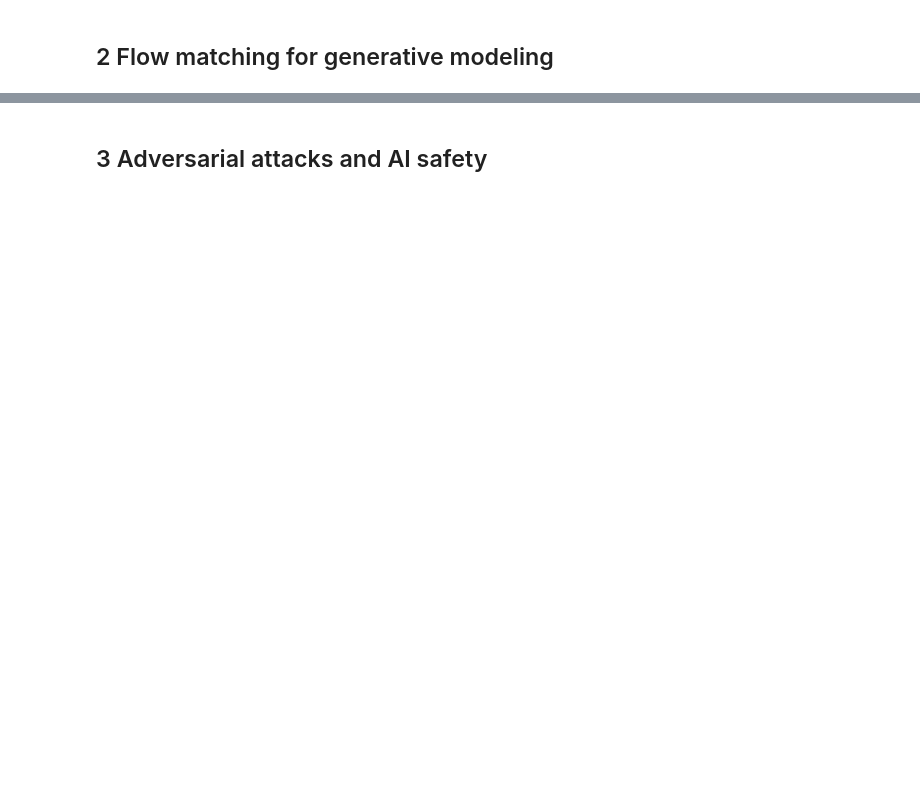
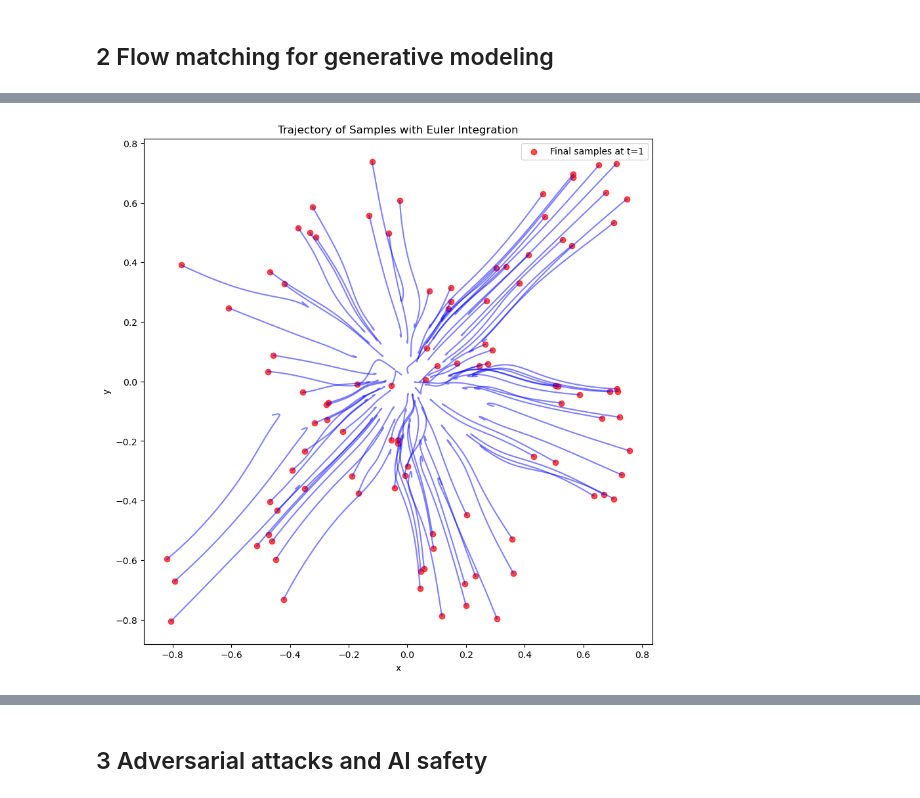
Before and after one commit to Alex2667/mlph_w24, a Jupyter notebook: sheet10/sheet10.ipynb, the cells around one changed output, grey strips where cells are left out. Saved outputs shown, nothing was run; the diff lists cells and outputs as text; code cells hidden in the pictures; blank space fills up the shorter version.

```diff
--- a/sheet10/sheet10.ipynb
+++ b/sheet10/sheet10.ipynb
@@ -104,0 +249,57 @@ for epoch in tqdm(range(num_epochs)):
+# %%
+# TODO: run inference with the trained model.
+# Visualize the trajectory of the samples and the final samples at t=1.
+# Hint: Use a simple Euler integration scheme to integrate the velocity field with 100 steps.
+
+import numpy as np
+import matplotlib.pyplot as plt
+
+# Number of integration steps
+num_steps = 100
+
+def euler_integration(model, x_init, device, num_steps=100):
+    trajectory = [x_init.cpu().numpy()]  # Store trajectory of samples
+
+    # Initial time (t=0), and final time (t=1)
+    t = torch.zeros(x_init.shape[0], 1).to(device)
+
+    # Initialize sample positions
+    x = x_init.to(device)
+
+    # Perform Euler integration
+    for step in range(num_steps):
+        # Get the velocity field at the current position
+        vt = model(torch.cat([x, t], dim=1))  # Forward pass
+
+        # Euler integration: x_{t+1} = x_t + delta_t * v_t
+        x = x + vt * (1 / num_steps)  # delta_t = 1 / num_steps
+
+        # Store the current position
+        trajectory.append(x.cpu().detach().numpy())
+
+        # Update time
+        t = t + torch.tensor([1/num_steps]).to(device)
+
+    return np.array(trajectory)
+
+# Run inference with Euler integration:
+num_samples = 100  # Number of samples to generate and track
+
+x_init = torch.randn(num_samples, 2) * base_distribution_std
+
+trajectory = euler_integration(model, x_init, device, num_steps=num_steps)
+
+plt.figure(figsize=(10, 10))
+for i in range(num_samples):
+    plt.plot(trajectory[:, i, 0], trajectory[:, i, 1], alpha=0.5, color='blue')
+
+# Plot the final samples at t=1
+plt.scatter(trajectory[-1, :, 0], trajectory[-1, :, 1], alpha=0.7, color='red', label='Final samples at t=1')
+
+plt.title('Trajectory of Samples with Euler Integration')
+plt.xlabel('x')
+plt.ylabel('y')
+plt.legend()
+plt.show()
+# %% [output]
+[figure, added]
```
Also changed, not shown: parts of 28 cells of this notebook, 3 other files.
